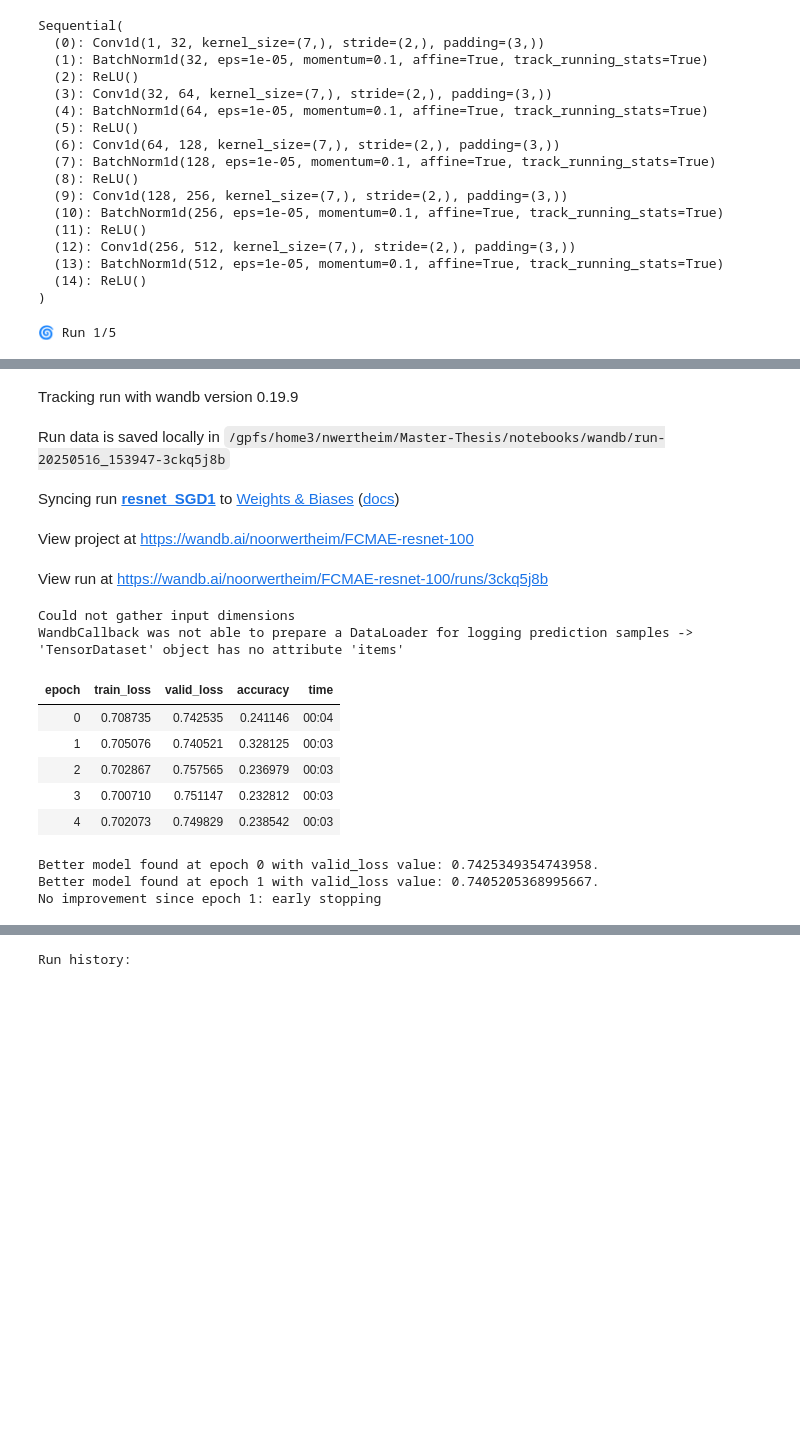
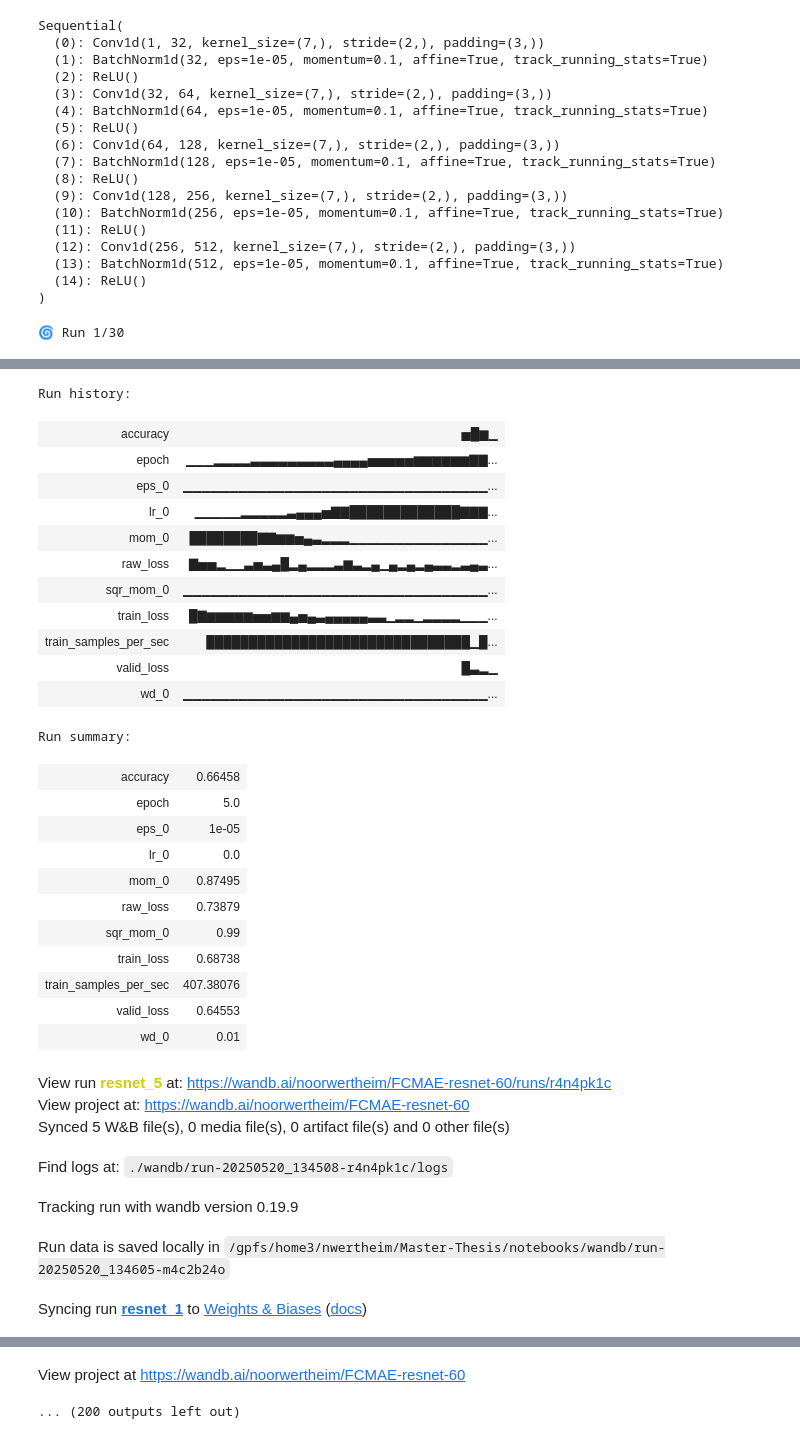
Before and after one commit to noorwertheim/Master-Thesis, a Jupyter notebook: notebooks/FCMAE_resnet_multiple_init.ipynb, the cells around one changed output, grey strips where cells are left out. Drawn from its saved outputs; the diff is of its cells as text; code cells hidden in the pictures; blank space fills up the shorter version.

```diff
--- a/notebooks/FCMAE_resnet_multiple_init.ipynb
+++ b/notebooks/FCMAE_resnet_multiple_init.ipynb
@@ -224,7 +227,7 @@ def seed_everything(seed):
 
 # ----------------------------- Experiment Setup -----------------------------
 num_epochs = 10
-num_runs = 5
+num_runs = 30
 device = torch.device("cuda" if torch.cuda.is_available() else "cpu")
 
 all_train_losses = []
@@ -240,11 +243,13 @@ all_pred_probs = []
 
 loss_func = torch.nn.CrossEntropyLoss(weight=class_weights_tensor)
 
+top_models = []  # List to store tuples of (AUC, model_state_dict, run_index)
+
 for run in range(num_runs):
     print(f"\n🌀 Run {run+1}/{num_runs}")
     wandb.init(
         project=f"FCMAE-resnet-{data_subset}",
-        name=f"resnet_SGD{run+1}",
+        name=f"resnet_{run+1}",
         config={
             "architecture": "FCMAE ResNet",
             "epochs": num_epochs,
@@ -254,7 +259,7 @@ for run in range(num_runs):
         }
     )
 
-    seed_everything(run)
+    seed_everything(run + 30)
 
     model = FCMAEClassifier(encoder).to(device)
 
@@ -305,9 +310,9 @@ for run in range(num_runs):
 
     # # uncomment if you want to save results
 
-    # with open(results_csv_path, mode="a", newline="") as file:
-    #     writer = csv.writer(file)
-    #     writer.writerow([run + 1, data_subset, acc, prec, rec, f1, ap, auc])
+    with open(results_csv_path, mode="a", newline="") as file:
+        writer = csv.writer(file)
+        writer.writerow([run + 1, data_subset, acc, prec, rec, f1, ap, auc])
 
 
     wandb.log({
@@ -324,6 +329,10 @@ for run in range(num_runs):
         best_ap = ap
         best_preds = preds
         best_targs = true_labels
+
+
+    # Track top models for saving
+    top_models.append((auc, model.state_dict(), run))
 
 # ----------------------------- Post-Processing -----------------------------
 all_train_losses = np.stack(all_train_losses)
@@ -355,6 +364,16 @@ final_df = pd.DataFrame({
 for run_idx, (labels, probs) in enumerate(zip(all_pred_labels, all_pred_probs), start=1):
     final_df[f'pred_label{run_idx}'] = labels
     final_df[f'pred_prob{run_idx}'] = probs
+
+# Sort by AUC and keep top 5
+top_models_sorted = sorted(top_models, key=lambda x: x[0], reverse=True)[:5]
+
+# Save the top 5 models
+for idx, (auc, state_dict, run_idx) in enumerate(top_models_sorted, start=1):
+    save_path = f"top_model_100_{idx}_run_{run_idx+1}_auc_{auc:.4f}.pth"
+    torch.save(state_dict, save_path)
+    print(f"✅ Saved: {save_path}")
+
 
 # # uncomment if you want to save results
 # final_df.to_csv("results_FCMAE_resnet_ADAM.csv", index=False)
@@ -401,4 +420,4 @@ plt.xlabel('Predicted Label')
 plt.ylabel('True Label')
 plt.show()
 # %% [output]
-🌀 Run 1/5
+🌀 Run 1/30
@@ -405,16 +425,31 @@ plt.show()
+Run history:
+| accuracy | ▅█▆▁ |
+| epoch | ▁▁▁▂▂▂▂▃▃▃▃▃▃▃▃▃▄▄▄▄▅▅▅▅▅▆▆▆▆▆▆▇▇... |
+| eps_0 | ▁▁▁▁▁▁▁▁▁▁▁▁▁▁▁▁▁▁▁▁▁▁▁▁▁▁▁▁▁▁▁▁▁... |
+| lr_0 | ▁▁▁▁▁▂▂▂▂▂▃▄▄▄▅▇▇█████████████▇▇▇... |
+| mom_0 | ████████▇▇▆▆▅▄▃▂▂▂▁▁▁▁▁▁▁▁▁▁▁▁▁▁▁... |
+| raw_loss | ▇▅▅▂▁▁▃▅▃▄█▂▄▂▂▂▃▆▃▂▄▁▄▂▄▂▄▃▃▂▃▄▃... |
+| sqr_mom_0 | ▁▁▁▁▁▁▁▁▁▁▁▁▁▁▁▁▁▁▁▁▁▁▁▁▁▁▁▁▁▁▁▁▁... |
+| train_loss | █▇▆▆▆▆▆▅▅▆▆▄▅▄▃▄▄▄▄▄▃▃▁▂▂▁▂▂▂▂▁▁▁... |
+| train_samples_per_sec | ███████████████████████████████▁█... |
+| valid_loss | █▃▂▁ |
+| wd_0 | ▁▁▁▁▁▁▁▁▁▁▁▁▁▁▁▁▁▁▁▁▁▁▁▁▁▁▁▁▁▁▁▁▁... |
+Run summary:
+| accuracy | 0.66458 |
+| epoch | 5.0 |
+| eps_0 | 1e-05 |
+| lr_0 | 0.0 |
+| mom_0 | 0.87495 |
+| raw_loss | 0.73879 |
+| sqr_mom_0 | 0.99 |
+| train_loss | 0.68738 |
+| train_samples_per_sec | 407.38076 |
+| valid_loss | 0.64553 |
+| wd_0 | 0.01 |
-Tracking run with wandb version 0.19.9
+View run resnet_5 at: https://wandb.ai/noorwertheim/FCMAE-resnet-60/runs/r4n4pk1c
+View project at: https://wandb.ai/noorwertheim/FCMAE-resnet-60
+Synced 5 W&B file(s), 0 media file(s), 0 artifact file(s) and 0 other file(s)
-Run data is saved locally in /gpfs/home3/nwertheim/Master-Thesis/notebooks/wandb/run-20250516_153947-3ckq5j8b
+Find logs at: ./wandb/run-20250520_134508-r4n4pk1c/logs
-Syncing run resnet_SGD1 to Weights & Biases (docs)
+Tracking run with wandb version 0.19.9
-View project at https://wandb.ai/noorwertheim/FCMAE-resnet-100
+Run data is saved locally in /gpfs/home3/nwertheim/Master-Thesis/notebooks/wandb/run-20250520_134605-m4c2b24o
-View run at https://wandb.ai/noorwertheim/FCMAE-resnet-100/runs/3ckq5j8b
+Syncing run resnet_1 to Weights & Biases (docs)
-Could not gather input dimensions
-WandbCallback was not able to prepare a DataLoader for logging prediction samples -> 'TensorDataset' object has no attribute 'items'
-| epoch | train_loss | valid_loss | accuracy | time |
-| 0 | 0.708735 | 0.742535 | 0.241146 | 00:04 |
-| 1 | 0.705076 | 0.740521 | 0.328125 | 00:03 |
-| 2 | 0.702867 | 0.757565 | 0.236979 | 00:03 |
-| 3 | 0.700710 | 0.751147 | 0.232812 | 00:03 |
-| 4 | 0.702073 | 0.749829 | 0.238542 | 00:03 |
-Better model found at epoch 0 with valid_loss value: 0.7425349354743958.
-Better model found at epoch 1 with valid_loss value: 0.7405205368995667.
-No improvement since epoch 1: early stopping
@@ -423 +456,2 @@ No improvement since epoch 1: early stopping
+View project at https://wandb.ai/noorwertheim/FCMAE-resnet-60
-Run history:
+... (200 outputs left out)
```
Also changed, not shown: parts of 7 cells of this notebook, 1 other file.
